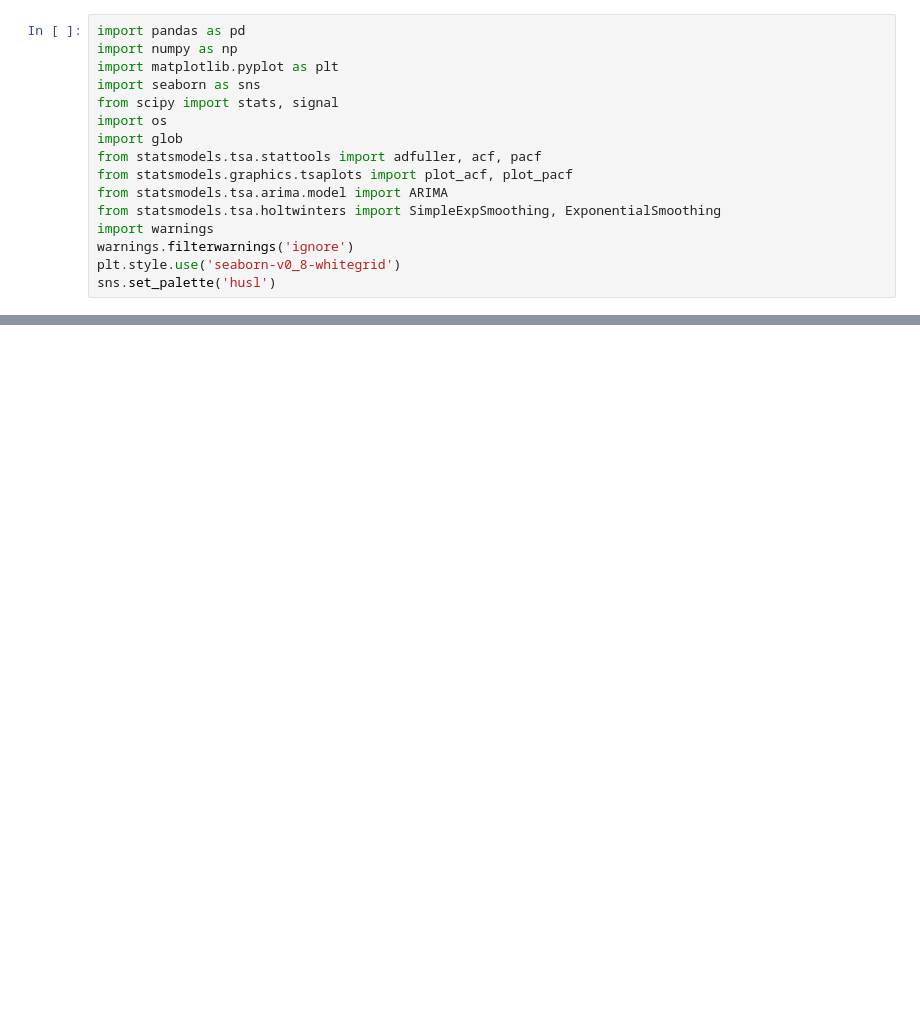
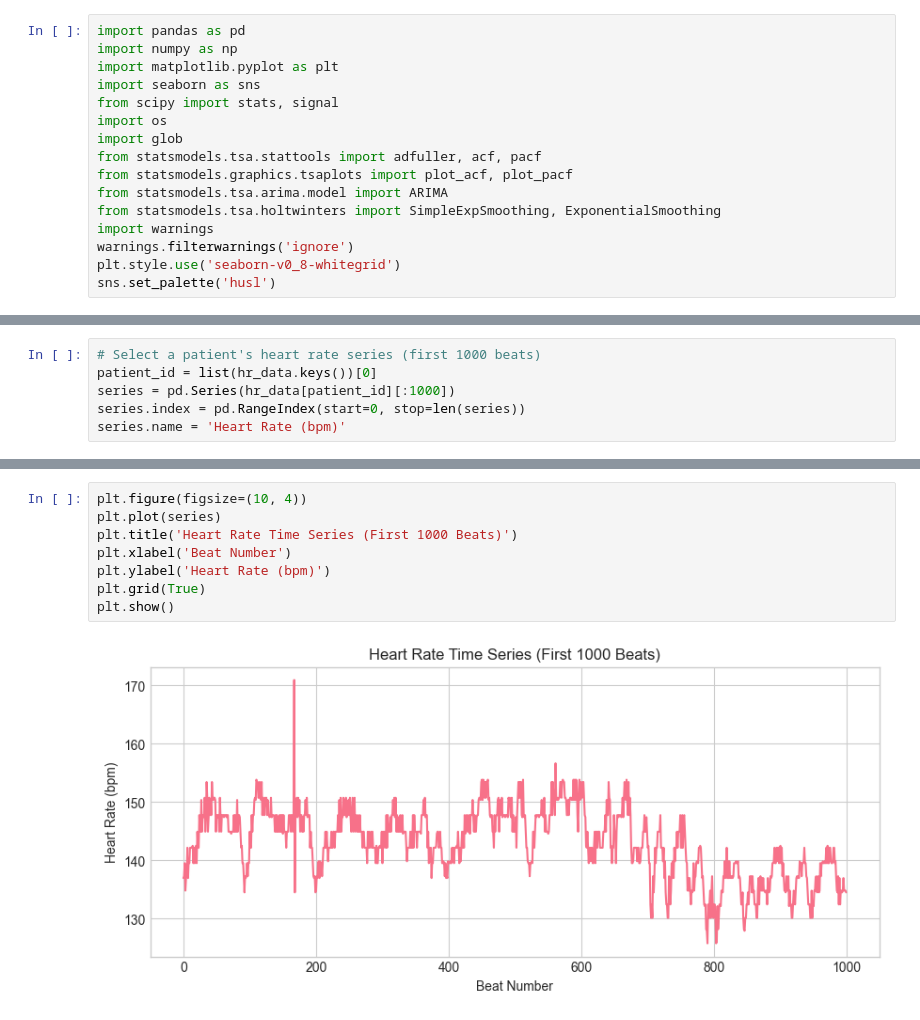
Before and after one commit to oscar-peng/datasci_223, a Jupyter notebook: lectures/04/demo/demo2-hrv-forecasting.ipynb, the cells around one changed output, grey strips where cells are left out. Cells and saved outputs as stored; diff of their text form; blank space fills up the shorter version.

```diff
--- a/lectures/04/demo/demo2-hrv-forecasting.ipynb
+++ b/lectures/04/demo/demo2-hrv-forecasting.ipynb
@@ -122,0 +154,6 @@ plt.show()
+# %%
+# Select a patient's heart rate series (first 1000 beats)
+patient_id = list(hr_data.keys())[0]
+series = pd.Series(hr_data[patient_id][:1000])
+series.index = pd.RangeIndex(start=0, stop=len(series))
+series.name = 'Heart Rate (bpm)'
@@ -122,0 +166,10 @@ plt.show()
+# %%
+plt.figure(figsize=(10, 4))
+plt.plot(series)
+plt.title('Heart Rate Time Series (First 1000 Beats)')
+plt.xlabel('Beat Number')
+plt.ylabel('Heart Rate (bpm)')
+plt.grid(True)
+plt.show()
+# %% [output]
+[figure, added]
```
Also changed, not shown: parts of 25 cells of this notebook, 5 other files.
